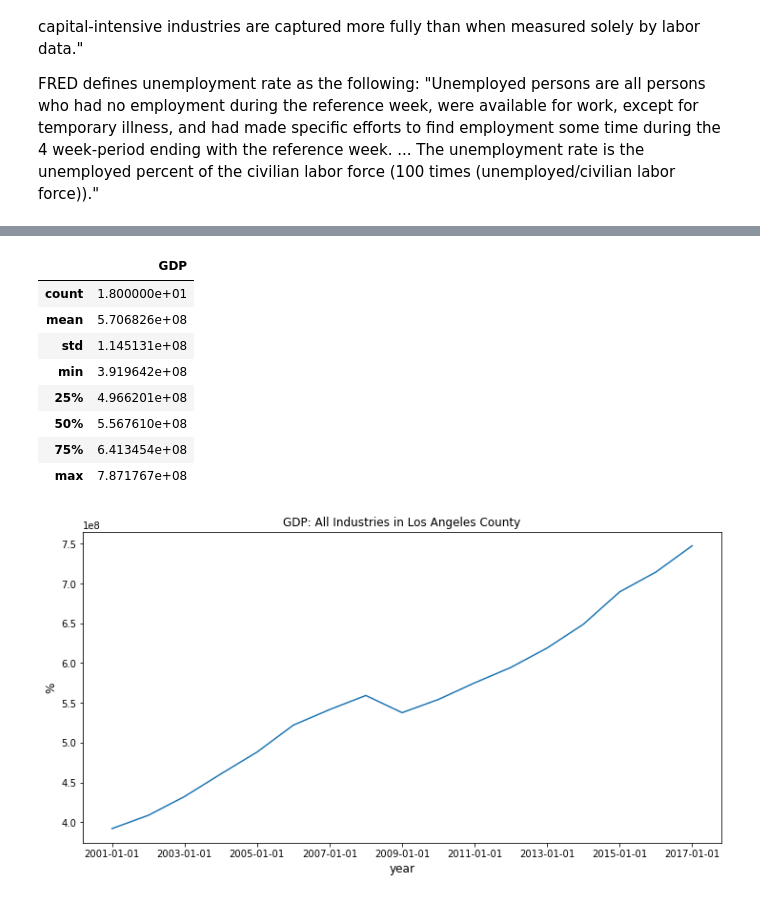
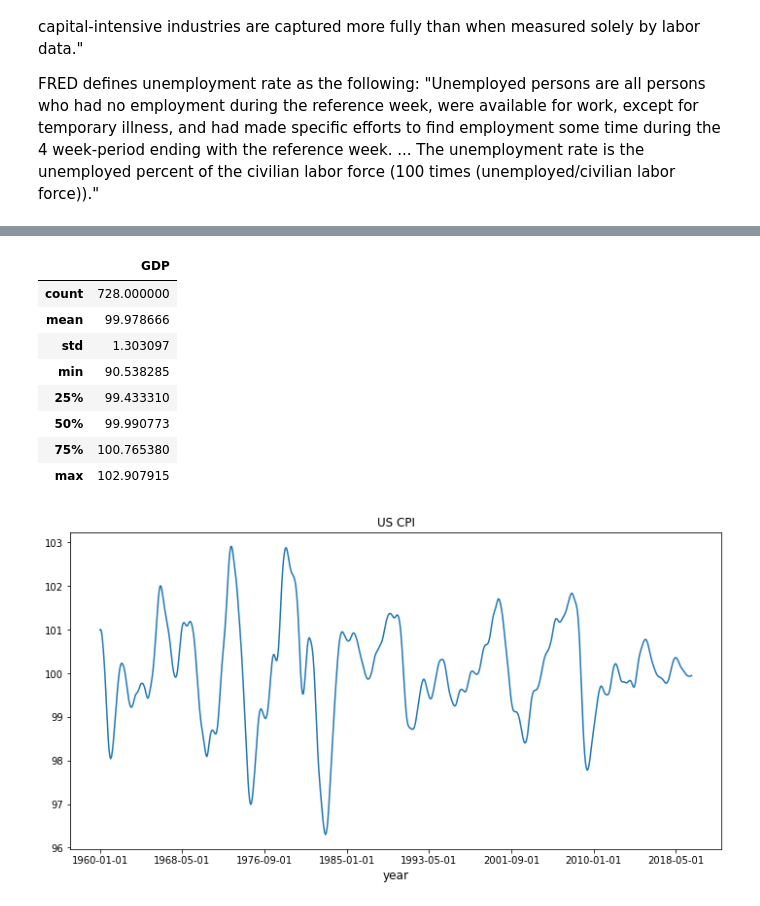
Before and after one commit to Zhijing-Wu/GDP-and-Unemployment-Rate-Analysis-Project, a Jupyter notebook: project2.ipynb, the cells around one changed output, grey strips where cells are left out. Cells and saved outputs as stored; diff of their text form; code cells hidden in the pictures.

```diff
--- a/project2.ipynb
+++ b/project2.ipynb
@@ -89,0 +77,5 @@ data.head()
+# %%
+#Access Data
+url2 = 'http://research.stlouisfed.org/fred2/series/USALORSGPNOSTSAM/downloaddata/USALORSGPNOSTSAM.csv'
+data2 = pd.read_csv(url2, parse_dates=True)
+data2.head()
@@ -90,2 +89,3 @@ data.head()
 # %%
-data.columns=['DATE','GDP']
+data2.columns=['DATE', 'GDP']
+data2.head()
@@ -101,22 +99,21 @@ data.head()
 # %%
 #Summary Statistics for GDP
-data.describe()
+data2.describe()
 # %% [output]
 |  | GDP |
-| count | 1.800000e+01 |
-| mean | 5.706826e+08 |
-| std | 1.145131e+08 |
-| min | 3.919642e+08 |
-| 25% | 4.966201e+08 |
-| 50% | 5.567610e+08 |
-| 75% | 6.413454e+08 |
-| max | 7.871767e+08 |
+| count | 728.000000 |
+| mean | 99.978666 |
+| std | 1.303097 |
+| min | 90.538285 |
+| 25% | 99.433310 |
+| 50% | 99.990773 |
+| 75% | 100.765380 |
+| max | 102.907915 |
 # %%
-#Graphing the GDP
-data_l = data.set_index('DATE')
-a = data_l['2001':'2018'].plot(title='GDP: All Industries in Los Angeles County', legend=False, figsize=(12,6))
-a.set_xlabel('year', fontsize=12)
-a.set_ylabel('%', fontsize=12)
+#Graphing GDP
+data2_1=data2.set_index('DATE')
+ax = data2_1['1960':'2020'].plot(title='US CPI', legend=False, figsize=(12,6))
+ax.set_xlabel('year', fontsize=12)
 plt.show()
 # %% [output]
-[figure, old version]
+[figure, new version]
```
Also changed, not shown: parts of 11 cells of this notebook.
